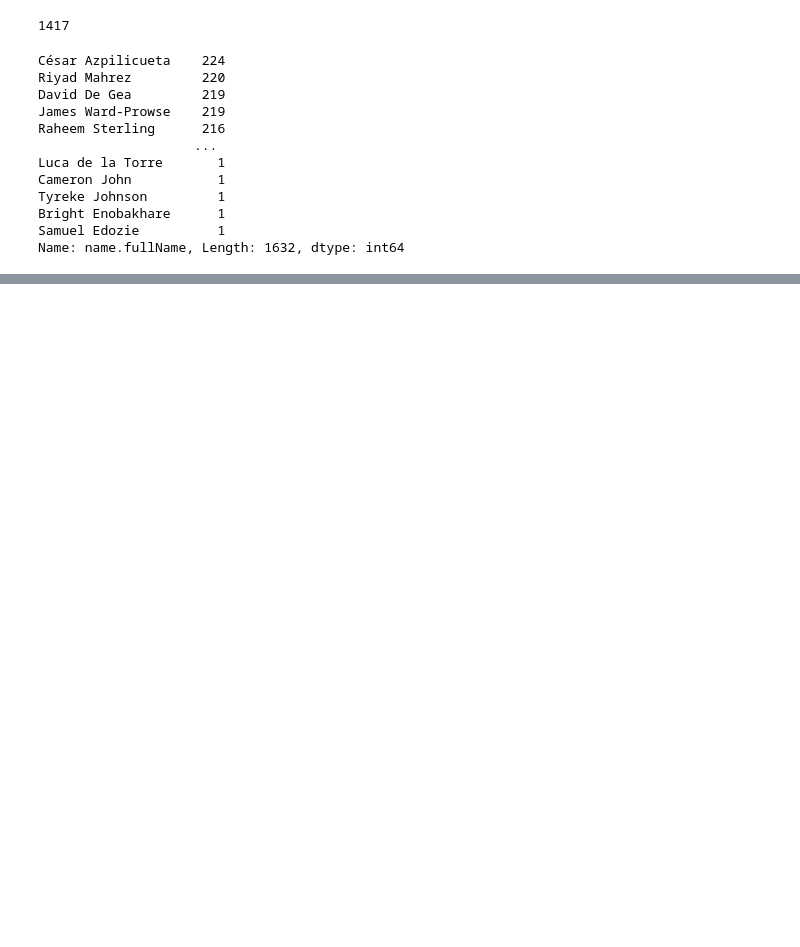
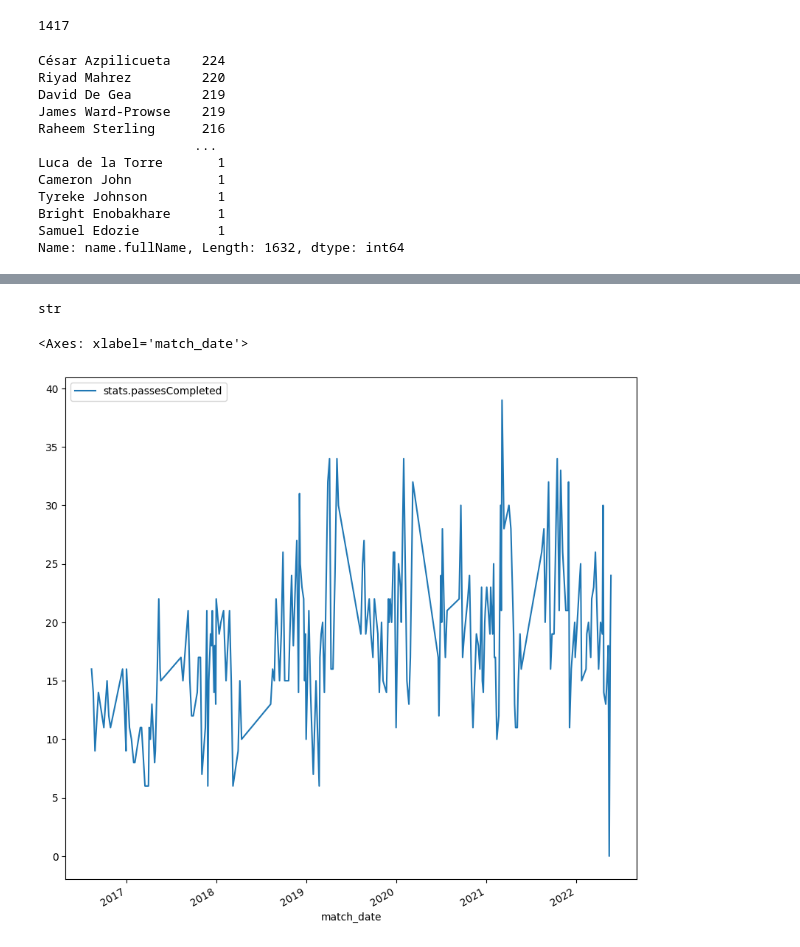
Before and after one commit to Astra-Gaming/predictive-analytics, a Jupyter notebook: soccer_prediction.ipynb, the cells around one changed output, grey strips where cells are left out. Drawn from its saved outputs; the diff is of its cells as text; code cells hidden in the pictures; blank space fills up the shorter version.

```diff
--- a/soccer_prediction.ipynb
+++ b/soccer_prediction.ipynb
@@ -576,0 +757,4 @@ Name: name.fullName, Length: 1632, dtype: int64
+# %%
+df = pd.read_csv("/content/soccer_prediction_preprocessed.csv",index_col=0)
+df['name.fullName'] = df['name.fullName'].apply(lambda x : x.lower())
+df['match_date'] = pd.to_datetime(df['match_date'])
@@ -576,0 +771,8 @@ Name: name.fullName, Length: 1632, dtype: int64
+# %%
+def filter_player(player):
+  player = player.lower()
+  player_df = df[df['name.fullName'] == player]
+
+  return player_df
+# %%
+player_df = filter_player('Kasper Schmeichel')
@@ -576,0 +816,15 @@ Name: name.fullName, Length: 1632, dtype: int64
+# %%
+type(df['name.fullName'][0])
+# %% [output]
+str
+# %%
+time_df = pd.DataFrame()
+temp_df = player_df
+time_df['stats.passesCompleted'] = temp_df['stats.passesCompleted']
+time_df['match_date'] = temp_df['match_date']
+time_df.set_index('match_date',inplace=True)
+# %%
+time_df.plot(y='stats.passesCompleted',kind='line',figsize=(10,10))
+# %% [output]
+<Axes: xlabel='match_date'>
+[figure, added]
```
Also changed, not shown: parts of 48 cells of this notebook, 1 other file.
